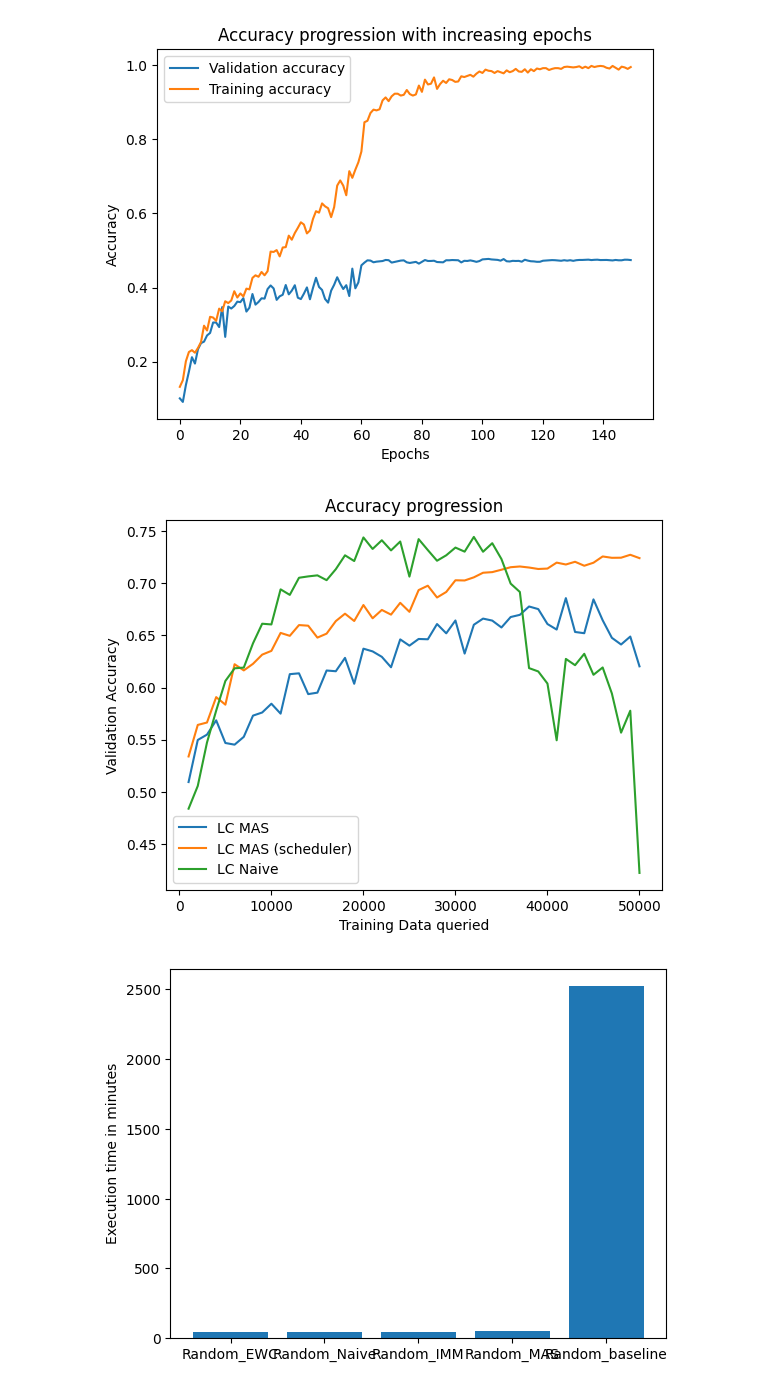
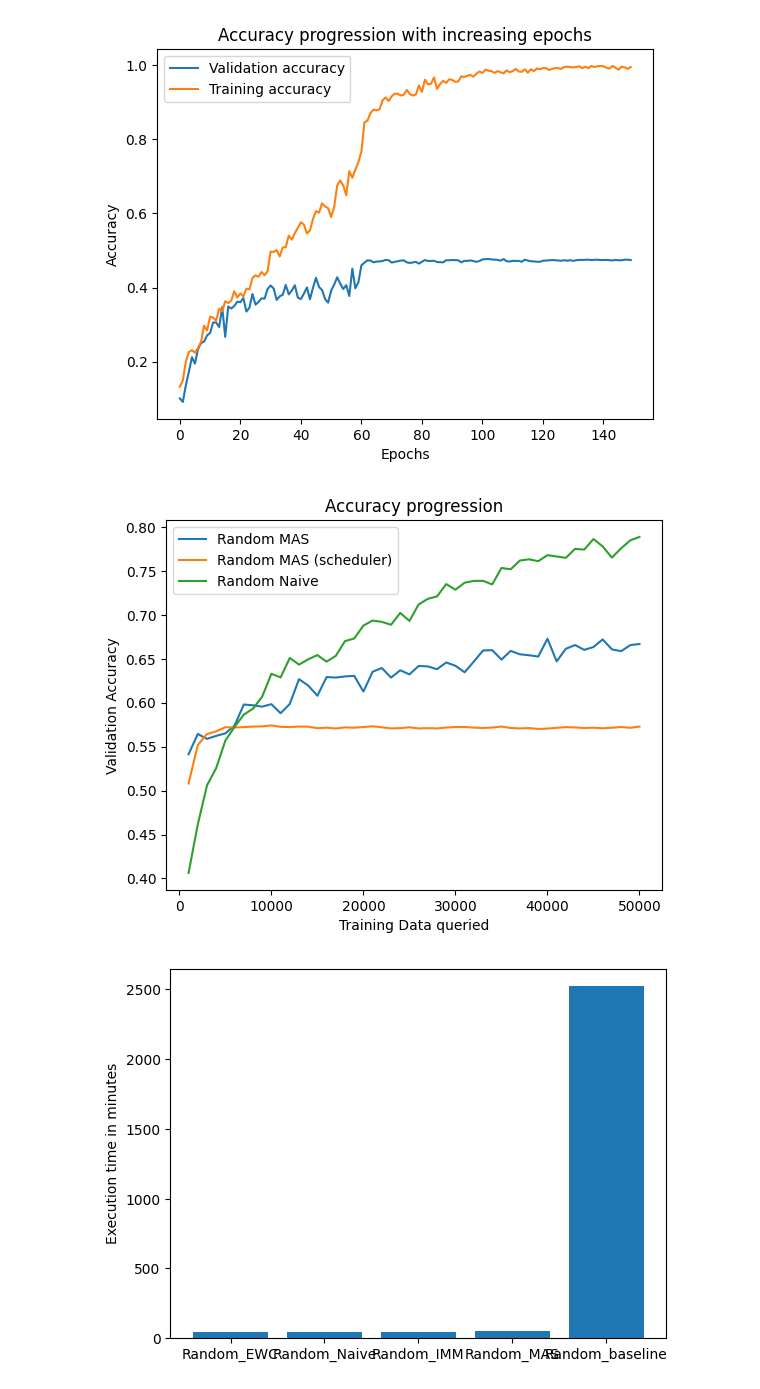
Before and after one commit to FelixMoeller3/calms, a Jupyter notebook: src/evaluation/eval_model_stealing.ipynb, the cells around one changed output. Cells and saved outputs as stored; diff of their text form; code cells hidden in the pictures.

```diff
--- a/src/evaluation/eval_model_stealing.ipynb
+++ b/src/evaluation/eval_model_stealing.ipynb
@@ -625,12 +625,16 @@ LC_Naive = [0.484, 0.5058, 0.5473, 0.5779, 0.6063, 0.6184, 0.6191, 0.6423, 0.661
 Lc_MAS = [0.5095, 0.5498, 0.5549, 0.5686, 0.5469, 0.5453, 0.5528, 0.5731, 0.5761, 0.5845, 0.575, 0.6128, 0.6136, 0.5937, 0.5951, 0.6163, 0.6156, 0.6284, 0.6036, 0.6372, 0.6346, 0.6294, 0.6194, 0.6461, 0.6401, 0.6465, 0.6462, 0.6608, 0.6519, 0.6642, 0.6325, 0.6601, 0.666, 0.6641, 0.6575, 0.6675, 0.6696, 0.6776, 0.6751, 0.6608, 0.6555, 0.6856, 0.6532, 0.652, 0.6844, 0.6644, 0.6476, 0.6412, 0.6488, 0.6203]
 Lc_IMM = [0.4309, 0.4491, 0.5503, 0.5948, 0.5924, 0.6164, 0.6378, 0.6395, 0.6523, 0.6949, 0.7091, 0.6999, 0.7081, 0.6995, 0.7221, 0.7104, 0.7373, 0.7244, 0.742, 0.732, 0.7276, 0.7372, 0.724, 0.7356, 0.7305, 0.7427, 0.736, 0.7365, 0.7252, 0.7123, 0.7349, 0.7257, 0.7174, 0.729, 0.7327, 0.7216, 0.7293, 0.699, 0.6865, 0.6551, 0.6431, 0.5986, 0.5153, 0.5653, 0.5921, 0.5483, 0.6286, 0.6026, 0.5529, 0.5354]
 Lc_EWC = [0.4195, 0.3747, 0.4423, 0.451, 0.478, 0.4774, 0.5147, 0.5532, 0.5603, 0.5813, 0.6041, 0.6106, 0.6194, 0.6527, 0.6784, 0.6887, 0.6893, 0.7146, 0.6823, 0.7272, 0.7144, 0.7188, 0.7186, 0.7157, 0.7286, 0.7333, 0.7463, 0.7468, 0.7328, 0.7356, 0.7428, 0.7298, 0.7501, 0.7292, 0.7271, 0.7253, 0.7208, 0.7037, 0.7011, 0.7165, 0.6674, 0.6422, 0.5748, 0.531, 0.4714, 0.4078, 0.4856, 0.5665, 0.5209, 0.338]
+Lc_EWC_scheduler =  [0.4451, 0.4243, 0.5203, 0.5124, 0.5535, 0.5763, 0.605, 0.6079, 0.619, 0.6193, 0.6028, 0.6473, 0.6542, 0.6681, 0.6737, 0.6842, 0.688, 0.6697, 0.7095, 0.6971, 0.7065, 0.7274, 0.7023, 0.7186, 0.7346, 0.7125, 0.7246, 0.7124, 0.718, 0.703, 0.7324, 0.7233, 0.7296, 0.7149, 0.7081, 0.7127, 0.722, 0.7215, 0.7222, 0.7109, 0.7086, 0.7166, 0.7245, 0.7244, 0.7301, 0.7513, 0.7074, 0.7285, 0.72, 0.721]
 Lc_MAS_scheduler = [0.534, 0.5642, 0.5665, 0.5908, 0.5836, 0.6223, 0.6164, 0.6227, 0.6315, 0.6351, 0.6523, 0.6495, 0.6598, 0.6592, 0.6478, 0.6516, 0.6636, 0.6707, 0.6637, 0.679, 0.6663, 0.6743, 0.6698, 0.6811, 0.6725, 0.6933, 0.6975, 0.6862, 0.6915, 0.7027, 0.7025, 0.7055, 0.7099, 0.7105, 0.7128, 0.7152, 0.7159, 0.7149, 0.7135, 0.7139, 0.7196, 0.7178, 0.7204, 0.7166, 0.7195, 0.7255, 0.7242, 0.7243, 0.7271, 0.7239]
+Lc_IMM_scheduler = [0.4148, 0.4287, 0.4986, 0.4816, 0.5066, 0.5366, 0.5538, 0.5836, 0.5909, 0.6119, 0.6409, 0.6462, 0.6523, 0.6758, 0.6757, 0.6987, 0.6841, 0.681, 0.695, 0.6958, 0.7191, 0.7035, 0.7264, 0.7273, 0.7066, 0.7059, 0.698, 0.7087, 0.6967, 0.7279, 0.7236, 0.6902, 0.7147, 0.709, 0.7268, 0.7025, 0.7287, 0.736, 0.7297, 0.7374, 0.7289, 0.7203, 0.7351, 0.7077, 0.7096, 0.7225, 0.7415, 0.715, 0.7421, 0.7308]
 
 Random_MAS = [0.5414, 0.5645, 0.5589, 0.5623, 0.5652, 0.5741, 0.598, 0.5971, 0.5956, 0.5984, 0.5881, 0.5987, 0.6269, 0.6196, 0.608, 0.6293, 0.6287, 0.63, 0.6306, 0.6128, 0.6353, 0.6396, 0.6286, 0.637, 0.6323, 0.6419, 0.6414, 0.6382, 0.6459, 0.6421, 0.6347, 0.6469, 0.6595, 0.6599, 0.6491, 0.6591, 0.6552, 0.6541, 0.6526, 0.6729, 0.6471, 0.6615, 0.6657, 0.6602, 0.6635, 0.6721, 0.6608, 0.6587, 0.6656, 0.6669]
 Random_MAS_scheduler = [0.5081, 0.5518, 0.5644, 0.5675, 0.5722, 0.5719, 0.5723, 0.5729, 0.5731, 0.5742, 0.5726, 0.5723, 0.5729, 0.5728, 0.571, 0.5717, 0.5707, 0.572, 0.5716, 0.5724, 0.5732, 0.5721, 0.5708, 0.5711, 0.5721, 0.5708, 0.5711, 0.5708, 0.5718, 0.5724, 0.5724, 0.5717, 0.5713, 0.5718, 0.5729, 0.5713, 0.5708, 0.5712, 0.5702, 0.5706, 0.5715, 0.5723, 0.5719, 0.5713, 0.5716, 0.571, 0.5715, 0.5724, 0.5715, 0.5729]
 Random_IMM = [0.4857, 0.5547, 0.5831, 0.5956, 0.6216, 0.6383, 0.6498, 0.6518, 0.6577, 0.6754, 0.6738, 0.6781, 0.6843, 0.6889, 0.7036, 0.7004, 0.7142, 0.7173, 0.725, 0.7261, 0.7345, 0.7453, 0.7396, 0.7451, 0.7488, 0.7502, 0.7541, 0.7501, 0.7701, 0.7513, 0.7707, 0.7645, 0.7665, 0.7754, 0.7732, 0.7729, 0.7759, 0.7785, 0.7851, 0.7865, 0.7939, 0.7874, 0.7912, 0.7934, 0.7912, 0.7941, 0.7836, 0.7988, 0.7906, 0.7912]
+Random_IMM_scheduler = [0.4429, 0.4831, 0.4885, 0.4894, 0.4845, 0.4871, 0.4961, 0.5001, 0.4981, 0.4993, 0.5007, 0.5032, 0.5018, 0.5032, 0.5029, 0.5039, 0.4927, 0.504, 0.5048, 0.5109, 0.5102, 0.5136, 0.5137, 0.5154, 0.5139, 0.5153, 0.5171, 0.517, 0.503, 0.5094, 0.5119, 0.5134, 0.5153, 0.5164, 0.5104, 0.5088, 0.5195, 0.5218, 0.5217, 0.5251, 0.525, 0.5255, 0.5255, 0.5279, 0.5285, 0.5295, 0.5314, 0.5321, 0.5308, 0.5349]
 Random_EWC = [0.4123, 0.4601, 0.4994, 0.5196, 0.5613, 0.5722, 0.5864, 0.5906, 0.6204, 0.6174, 0.619, 0.6358, 0.6455, 0.6424, 0.6498, 0.6439, 0.6558, 0.6612, 0.6552, 0.6731, 0.683, 0.6875, 0.6685, 0.6848, 0.6958, 0.7021, 0.6915, 0.6986, 0.6998, 0.707, 0.716, 0.7361, 0.7173, 0.7249, 0.731, 0.7265, 0.7375, 0.7341, 0.7317, 0.7531, 0.7492, 0.7464, 0.7685, 0.7526, 0.7579, 0.7631, 0.7754, 0.7575, 0.7719, 0.7635]
+Random_EWC_scheduler =  [0.4091, 0.4678, 0.4798, 0.4771, 0.4862, 0.4857, 0.4841, 0.4855, 0.4829, 0.4909, 0.4937, 0.4906, 0.4939, 0.4941, 0.4899, 0.4954, 0.5001, 0.4972, 0.4988, 0.4967, 0.5013, 0.4983, 0.4874, 0.4926, 0.4969, 0.4996, 0.5043, 0.505, 0.5022, 0.5042, 0.5069, 0.5069, 0.5094, 0.5093, 0.5099, 0.5113, 0.5127, 0.513, 0.5118, 0.5119, 0.5151, 0.5049, 0.5294, 0.5204, 0.5344, 0.5218, 0.5314, 0.5337, 0.5357, 0.5366]
 Random_Naive = [0.4063, 0.4614, 0.5059, 0.5256, 0.557, 0.5725, 0.5865, 0.5933, 0.607, 0.633, 0.6288, 0.651, 0.6434, 0.6495, 0.6543, 0.6468, 0.6534, 0.6702, 0.6732, 0.6879, 0.6936, 0.6921, 0.6888, 0.7023, 0.6932, 0.7119, 0.7183, 0.7211, 0.7351, 0.7287, 0.7367, 0.7387, 0.7388, 0.7347, 0.7535, 0.7519, 0.7619, 0.7633, 0.7612, 0.768, 0.7665, 0.765, 0.7752, 0.7744, 0.7864, 0.778, 0.7652, 0.7758, 0.7849, 0.7888]
 
 Bald_Naive = [0.4324, 0.4378, 0.4665, 0.5005, 0.5089, 0.5644, 0.5508, 0.5928, 0.5972, 0.6058, 0.6043, 0.6308, 0.6265, 0.6652, 0.6673, 0.6862, 0.6393, 0.6988, 0.6758, 0.6993, 0.6869, 0.6876, 0.7217, 0.7227, 0.7123, 0.7175, 0.7038, 0.7205, 0.7143, 0.7083, 0.6987, 0.7079, 0.6903, 0.6733, 0.7192, 0.7325, 0.7149, 0.695, 0.6963, 0.6547, 0.5834, 0.5881, 0.5515, 0.5206, 0.5775, 0.5436, 0.6089, 0.5544, 0.571, 0.5166]
@@ -642,37 +646,37 @@ Bald_MAS_scheduler = [0.5185, 0.5254, 0.5545, 0.5633, 0.5819, 0.5828, 0.5991, 0.
 CoreSet_IMM = [0.4094, 0.4555, 0.4987, 0.5291, 0.5659, 0.5861, 0.6039, 0.5985, 0.6214, 0.6301, 0.647, 0.6541, 0.6704, 0.655, 0.6707, 0.6868, 0.625, 0.6752, 0.6865, 0.6972, 0.6692, 0.6511, 0.611, 0.6697, 0.6499, 0.7006, 0.5958, 0.7153, 0.7301, 0.7242, 0.7293, 0.7292, 0.7328, 0.7245, 0.7195, 0.6867, 0.6573, 0.7162, 0.7137, 0.7341, 0.7205, 0.7254, 0.6728, 0.702, 0.6982, 0.7027, 0.6457, 0.6343, 0.6734, 0.4869]
 CoreSet_MAS =  [0.5041, 0.4827, 0.4867, 0.5158, 0.5393, 0.5445, 0.5534, 0.554, 0.5624, 0.5636, 0.5577, 0.581, 0.5696, 0.5693, 0.5828, 0.5802, 0.5898, 0.5827, 0.5906, 0.5919, 0.5973, 0.6058, 0.6141, 0.6097, 0.5924, 0.5985, 0.6262, 0.6089, 0.6224, 0.6102, 0.6341, 0.6123, 0.6135, 0.6201, 0.6117, 0.6224, 0.6344, 0.6306, 0.6183, 0.63, 0.639, 0.6305, 0.6161, 0.617, 0.6205, 0.6056, 0.6067, 0.5994, 0.6114, 0.5621]
 CoreSet_MAS_scheduler = [0.5181, 0.5361, 0.5484, 0.5824, 0.5831, 0.5824, 0.6131, 0.6165, 0.6248, 0.6175, 0.6393, 0.6425, 0.6383, 0.6286, 0.6457, 0.6409, 0.652, 0.6564, 0.6373, 0.6682, 0.6612, 0.6544, 0.6737, 0.6733, 0.6742, 0.683, 0.6908, 0.6964, 0.6864, 0.6947, 0.6988, 0.6996, 0.7078, 0.7052, 0.7029, 0.7123, 0.7207, 0.7207, 0.714, 0.7174, 0.7219, 0.7232, 0.7222, 0.7254, 0.7272, 0.7268, 0.7289, 0.7288, 0.7301, 0.7287]
 CoreSet_EWC = [0.4437, 0.4689, 0.5144, 0.5494, 0.585, 0.626, 0.6121, 0.6397, 0.6408, 0.6627, 0.6662, 0.6717, 0.6935, 0.6563, 0.6719, 0.6463, 0.6923, 0.6826, 0.7191, 0.6973, 0.6963, 0.6901, 0.6959, 0.6951, 0.7047, 0.6858, 0.7235, 0.7131, 0.6835, 0.6538, 0.6925, 0.7121, 0.7184, 0.6976, 0.7155, 0.6704, 0.7229, 0.6981, 0.7281, 0.7199, 0.7107, 0.6726, 0.7173, 0.7102, 0.7074, 0.6906, 0.6756, 0.7173, 0.6713, 0.6062]
 CoreSet_Naive = [0.4368, 0.4509, 0.4666, 0.5149, 0.5761, 0.5958, 0.5957, 0.6135, 0.6443, 0.6399, 0.641, 0.6722, 0.6787, 0.6648, 0.71, 0.7155, 0.7267, 0.7196, 0.7067, 0.7287, 0.7264, 0.7158, 0.7178, 0.6974, 0.7, 0.6249, 0.728, 0.7094, 0.7329, 0.731, 0.7272, 0.7258, 0.7508, 0.7517, 0.7331, 0.6893, 0.7197, 0.6913, 0.7023, 0.6468, 0.6864, 0.5704, 0.6965, 0.6971, 0.6924, 0.7151, 0.6973, 0.7007, 0.637, 0.5213]
 
 Badge_Naive = [0.4031, 0.4535, 0.458, 0.4994, 0.5034, 0.5435, 0.5617, 0.5779, 0.5881, 0.612, 0.6293, 0.6352, 0.6551, 0.657, 0.6843, 0.6802, 0.7174, 0.7069, 0.7235, 0.7155, 0.7264, 0.7249, 0.7357, 0.7391, 0.7425, 0.7284, 0.7455, 0.7321, 0.7484, 0.7367, 0.7434, 0.7505, 0.7374, 0.7533, 0.7502, 0.74, 0.7356, 0.7372, 0.7361, 0.7453, 0.7404, 0.7364, 0.7421, 0.752, 0.7111, 0.7102, 0.6941, 0.6726, 0.6574, 0.5225]
 Badge_MAS =  [0.5131, 0.5443, 0.564, 0.5861, 0.5998, 0.5942, 0.5897, 0.6177, 0.6307, 0.5938, 0.6324, 0.6287, 0.6297, 0.6281, 0.6514, 0.6441, 0.6241, 0.6543, 0.6479, 0.6581, 0.6641, 0.6726, 0.6659, 0.6694, 0.6754, 0.69, 0.6746, 0.6715, 0.6759, 0.6687, 0.6935, 0.6949, 0.7054, 0.6914, 0.7055, 0.6745, 0.6976, 0.6934, 0.7013, 0.6697, 0.7005, 0.691, 0.6927, 0.6612, 0.7046, 0.7031, 0.6899, 0.6784, 0.6143, 0.5999]
 Badge_IMM = [0.3858, 0.4179, 0.4367, 0.4679, 0.4746, 0.5034, 0.4883, 0.5281, 0.5593, 0.5809, 0.5926, 0.6004, 0.615, 0.6364, 0.6396, 0.6606, 0.6771, 0.6793, 0.6858, 0.7035, 0.7105, 0.7133, 0.7203, 0.7248, 0.718, 0.6956, 0.7134, 0.7147, 0.7337, 0.7373, 0.7388, 0.733, 0.7207, 0.7344, 0.7429, 0.7387, 0.7331, 0.7278, 0.718, 0.7047, 0.7368, 0.7358, 0.7288, 0.7403, 0.7375, 0.7421, 0.7253, 0.6668, 0.6242, 0.6121]
 Badge_EWC = [0.4365, 0.4486, 0.4992, 0.5131, 0.5328, 0.5625, 0.5769, 0.6145, 0.6291, 0.6412, 0.6534, 0.6674, 0.6824, 0.6961, 0.7193, 0.7052, 0.7249, 0.7333, 0.7329, 0.7325, 0.7388, 0.7414, 0.7345, 0.7513, 0.7448, 0.755, 0.737, 0.7394, 0.7593, 0.7371, 0.7466, 0.7434, 0.7522, 0.751, 0.7296, 0.7476, 0.731, 0.7269, 0.7247, 0.6955, 0.6353, 0.6686, 0.6289, 0.6038, 0.6136, 0.598, 0.5517, 0.6074, 0.5342, 0.3181]
 
 Random_Baseline = [0.3948, 0.5239, 0.5761, 0.6254, 0.651, 0.679, 0.711, 0.7217, 0.7434, 0.7644, 0.7825, 0.803, 0.8149, 0.838, 0.8561, 0.8652, 0.8761, 0.8875, 0.8924, 0.8972, 0.8998, 0.9101, 0.9109, 0.913, 0.9159, 0.9167, 0.9219, 0.923, 0.9227, 0.9256, 0.9248, 0.9285, 0.9278, 0.9321, 0.9337, 0.9347, 0.9337, 0.9367, 0.9404, 0.94, 0.9394, 0.9407, 0.9462, 0.9446, 0.9457, 0.948, 0.9489, 0.9508, 0.9488, 0.9508]
 Badge_Baseline = [0.4555, 0.5972, 0.669, 0.7279, 0.7878, 0.8315, 0.8596, 0.8741, 0.8872, 0.899, 0.9066, 0.9148, 0.9232, 0.9309, 0.9357, 0.9351, 0.9398, 0.9411, 0.9434, 0.9443, 0.942, 0.9467, 0.945, 0.9453, 0.9461, 0.9446, 0.9489, 0.9449, 0.9418, 0.9387, 0.9372, 0.9338, 0.9303, 0.9223, 0.9228, 0.9129, 0.9057, 0.9065, 0.9039, 0.9054, 0.8991, 0.8971, 0.8941, 0.8876, 0.8791, 0.8834, 0.8803, 0.8822, 0.877, 0.8762]
 Lc_Baseline = [0.4312, 0.5754, 0.6769, 0.7354, 0.7855, 0.8364, 0.8579, 0.8756, 0.8862, 0.902, 0.9118, 0.9194, 0.9276, 0.9314, 0.9362, 0.9381, 0.9403, 0.9417, 0.9442, 0.944, 0.9468, 0.9452, 0.9452, 0.9454, 0.94, 0.9375, 0.9463, 0.9432, 0.9432, 0.9411, 0.936, 0.9322, 0.927, 0.9252, 0.9195, 0.9163, 0.9082, 0.9098, 0.9005, 0.8942, 0.9015, 0.8935, 0.8851, 0.8874, 0.8827, 0.8829, 0.8668, 0.8651, 0.8649, 0.8677]
 CoreSet_Baseline = [0.4254, 0.5469, 0.6106, 0.6762, 0.7309, 0.793, 0.8314, 0.8538, 0.8703, 0.8814, 0.8947, 0.9056, 0.9124, 0.9226, 0.9236, 0.9282, 0.9346, 0.9359, 0.9391, 0.9381, 0.9412, 0.9431, 0.9441, 0.9447, 0.9438, 0.9449, 0.9437, 0.9407, 0.9399, 0.9342, 0.9344, 0.9356, 0.9325, 0.9296, 0.922, 0.9199, 0.9102, 0.9106, 0.8987, 0.9025, 0.8985, 0.8995, 0.9021, 0.8889, 0.8893, 0.8859, 0.887, 0.8821, 0.8781, 0.8779]
 Bald_Baseline = [0.4306, 0.5629, 0.6569, 0.7242, 0.7727, 0.8258, 0.8565, 0.8756, 0.8923, 0.9057, 0.9113, 0.9212, 0.926, 0.9324, 0.9356, 0.9403, 0.9403, 0.9457, 0.945, 0.9457, 0.9428, 0.946, 0.9473, 0.9483, 0.9415, 0.9429, 0.9405, 0.9408, 0.9409, 0.9369, 0.9336, 0.9279, 0.9238, 0.9203, 0.9179, 0.9142, 0.9084, 0.9079, 0.8965, 0.8972, 0.8929, 0.8874, 0.8872, 0.883, 0.8808, 0.8795, 0.875, 0.8751, 0.8764, 0.8748]
 
 x = [(i+1)*1000 for i in range(50)]
 
 #plt.plot(x,Random_Naive,label="Random Naive")
 #plt.plot(x,Random_EWC,label="Random EWC")
 #plt.plot(x,Random_IMM,label="Random IMM")
 #plt.plot(x,Random_MAS,label="Random MAS")
 #plt.plot(x,Random_Baseline,label="Random baseline")
-plt.plot(x,Lc_MAS,label="LC MAS")
-plt.plot(x,Lc_MAS_scheduler,label="LC MAS (scheduler)")
-plt.plot(x,LC_Naive,label="LC Naive")
+plt.plot(x,Random_MAS,label="Random MAS")
+plt.plot(x,Random_MAS_scheduler,label="Random MAS (scheduler)")
+plt.plot(x,Random_Naive,label="Random Naive")
 plt.title("Accuracy progression")
 plt.xlabel("Training Data queried")
 plt.ylabel("Validation Accuracy")
 plt.legend()
 plt.show()
 # %% [output]
-[figure, old version]
+[figure, new version]
 # %%
 # 1000 Queries time
 LC_Naive = '00h:49m:36s'
```
Also changed, not shown: parts of 2 cells of this notebook, 34 other files.
